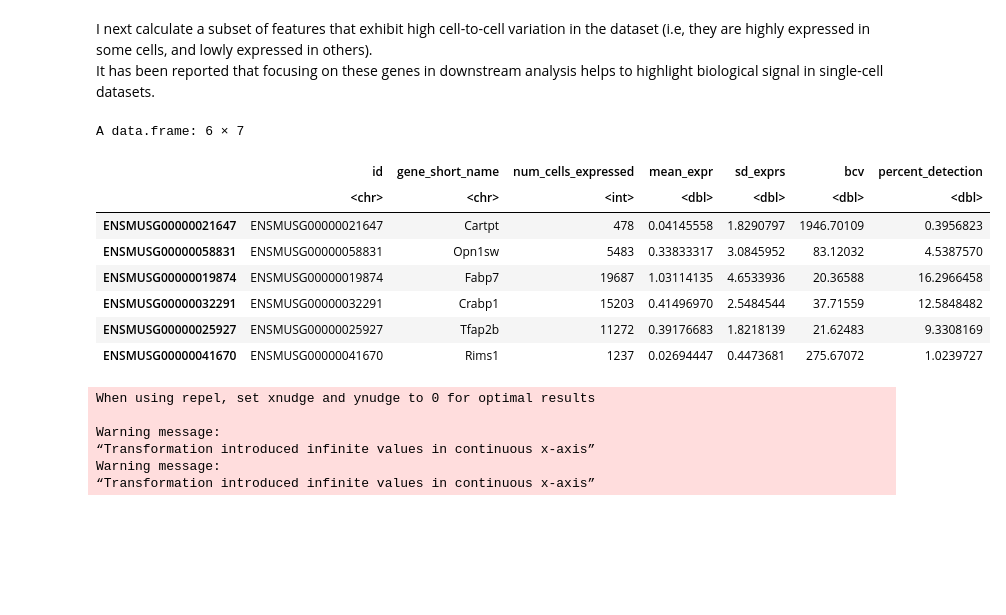
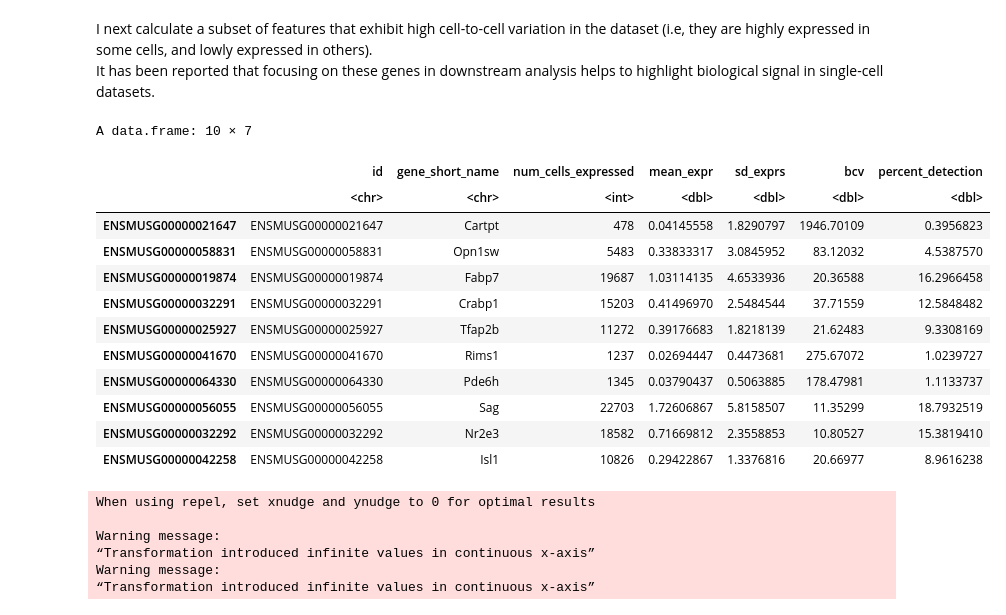
Before and after one commit to ironman-tetsuo/Introduction_to_scRNA-seq, a Jupyter notebook: 1_Clark_P2_Retina/Clark_P2_Retina.ipynb, the cells around one changed output. Cells and saved outputs as stored; diff of their text form; code cells hidden in the pictures; blank space fills up the shorter version.

```diff
--- a/1_Clark_P2_Retina/Clark_P2_Retina.ipynb
+++ b/1_Clark_P2_Retina/Clark_P2_Retina.ipynb
@@ -276,17 +276,21 @@ top10 <- head(VariableFeatures(dat), 10)
 dat_feature <- read.csv("10x_mouse_retina_development_feature.csv", header=T, stringsAsFactors=F, row.names=1)
 # %%
 #Show the 10 most highly variable gnes
-head(dat_feature[top10, ])
+dat_feature[top10, ]
 # %% [output]
-A data.frame: 6 × 7
+A data.frame: 10 × 7
 |  | id | gene_short_name | num_cells_expressed | mean_expr | sd_exprs | bcv | percent_detection |
 |  | <chr> | <chr> | <int> | <dbl> | <dbl> | <dbl> | <dbl> |
 | ENSMUSG00000021647 | ENSMUSG00000021647 | Cartpt | 478 | 0.04145558 | 1.8290797 | 1946.70109 | 0.3956823 |
 | ENSMUSG00000058831 | ENSMUSG00000058831 | Opn1sw | 5483 | 0.33833317 | 3.0845952 | 83.12032 | 4.5387570 |
 | ENSMUSG00000019874 | ENSMUSG00000019874 | Fabp7 | 19687 | 1.03114135 | 4.6533936 | 20.36588 | 16.2966458 |
 | ENSMUSG00000032291 | ENSMUSG00000032291 | Crabp1 | 15203 | 0.41496970 | 2.5484544 | 37.71559 | 12.5848482 |
 | ENSMUSG00000025927 | ENSMUSG00000025927 | Tfap2b | 11272 | 0.39176683 | 1.8218139 | 21.62483 | 9.3308169 |
 | ENSMUSG00000041670 | ENSMUSG00000041670 | Rims1 | 1237 | 0.02694447 | 0.4473681 | 275.67072 | 1.0239727 |
+| ENSMUSG00000064330 | ENSMUSG00000064330 | Pde6h | 1345 | 0.03790437 | 0.5063885 | 178.47981 | 1.1133737 |
+| ENSMUSG00000056055 | ENSMUSG00000056055 | Sag | 22703 | 1.72606867 | 5.8158507 | 11.35299 | 18.7932519 |
+| ENSMUSG00000032292 | ENSMUSG00000032292 | Nr2e3 | 18582 | 0.71669812 | 2.3558853 | 10.80527 | 15.3819410 |
+| ENSMUSG00000042258 | ENSMUSG00000042258 | Isl1 | 10826 | 0.29422867 | 1.3376816 | 20.66977 | 8.9616238 |
 # %%
 # plot variable features with and without labels
 plot1 <- VariableFeaturePlot(dat)
```
